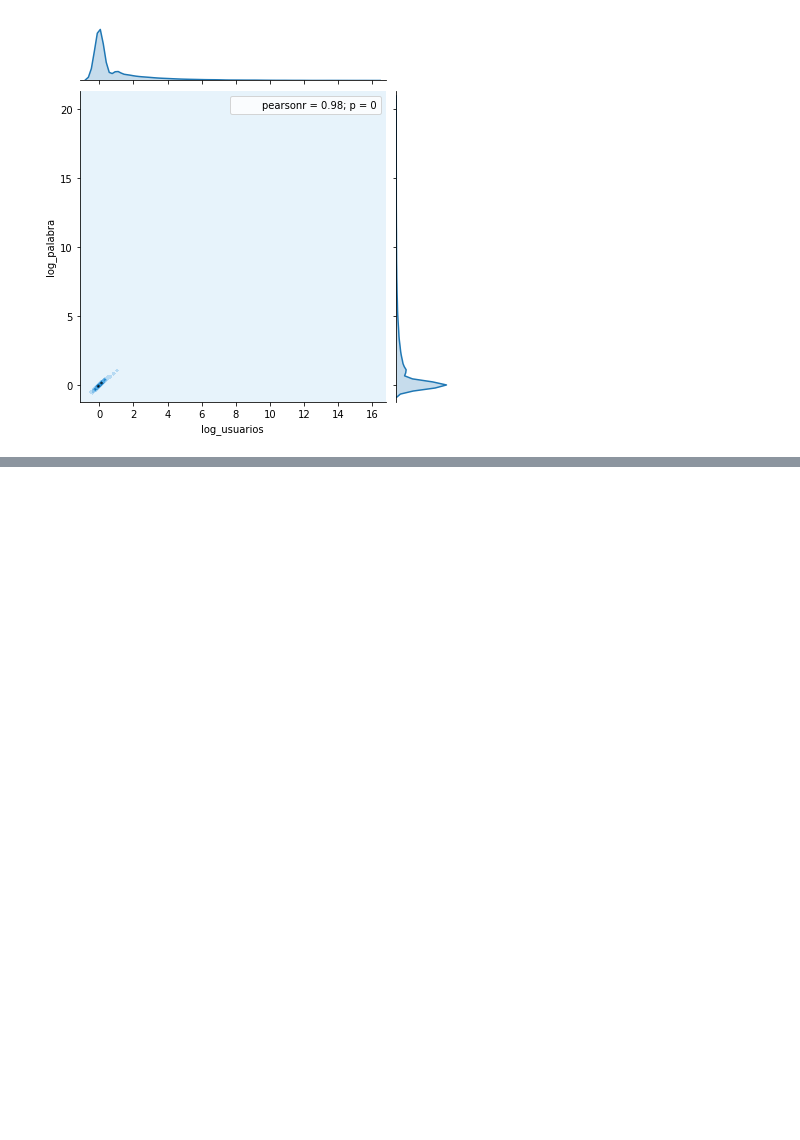
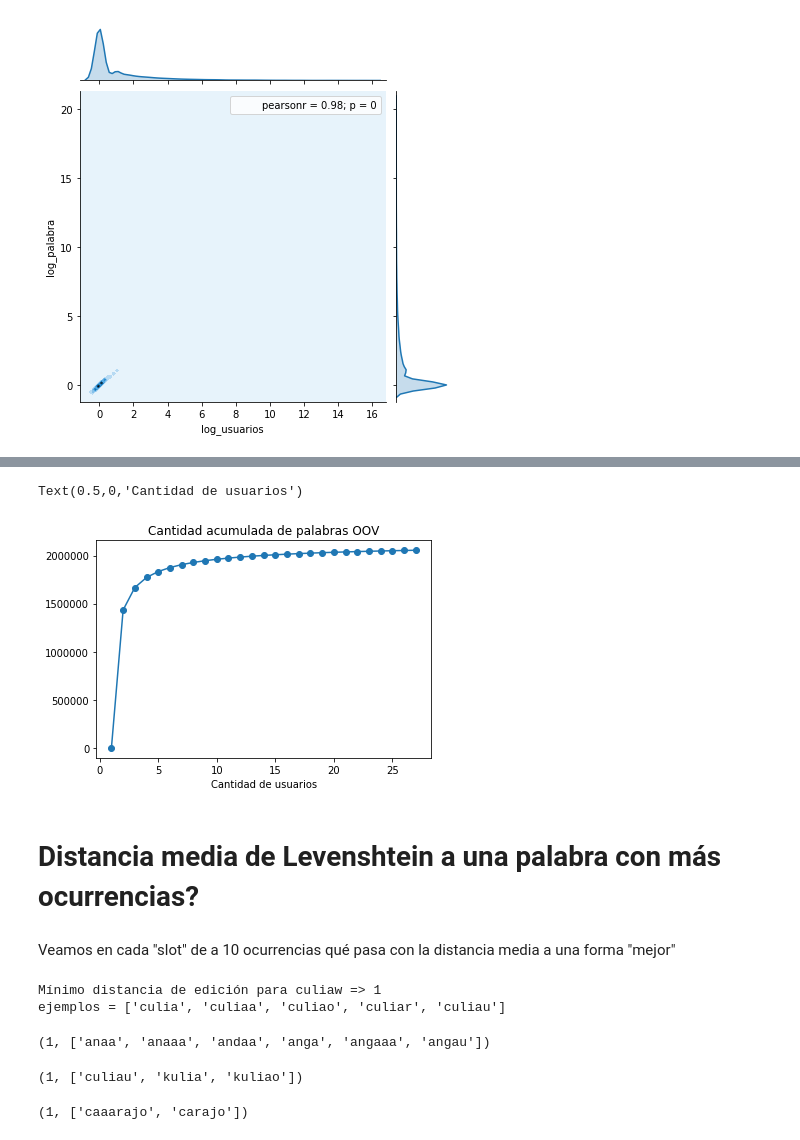
Before and after one commit to finiteautomata/contrastes, a Jupyter notebook: notebooks/constantes_de_filtrado.ipynb, the cells around one changed output, grey strips where cells are left out. Drawn from its saved outputs; the diff is of its cells as text; code cells hidden in the pictures; blank space fills up the shorter version.

Commit message:
Análisis de constantes usando Levenshtein.

```diff
--- a/notebooks/constantes_de_filtrado.ipynb
+++ b/notebooks/constantes_de_filtrado.ipynb
@@ -93,0 +144,49 @@ Name: cant_palabra, dtype: int64
+# %%
+import hunspell
+sc = hunspell.HunSpell("/usr/share/hunspell/es_AR.dic", "/usr/share/hunspell/es_AR.aff")
+vocabulary = set()
+accum = {}
+for i in range(1, 28):
+    palabras = df[df.cant_usuarios < i].index
+    cantidad = len(palabras)
+    buenas = 0
+
+    for w in palabras:
+        try:
+            if w in vocabulary or sc.spell(w):
+                vocabulary.add(w)
+                buenas+=1
+        except:
+            print(w)
+            print("Skipping")
+
+    accum[i] = cantidad - buenas
+# %%
+pd.Series(accum).plot(marker="o")
+
+plt.title("Cantidad acumulada de palabras OOV")
+plt.xlabel("Cantidad de usuarios")
+# %% [output]
+Text(0.5,0,'Cantidad de usuarios')
+[figure, added]
+# %% [markdown]
+# Distancia media de Levenshtein a una palabra con más ocurrencias?
+# %% [markdown]
+Veamos en cada "slot" de a 10 ocurrencias qué pasa con la distancia media a una forma "mejor"
+# %%
+from nltk.metrics import edit_distance
+
+palabra = "culiaw"
+occ = df.loc[palabra].cant_palabra
+
+palabras_otras = df[df.cant_palabra > occ].index
+
+
+min_dist = min(edit_distance(palabra, otra_palabra) for otra_palabra in palabras_otras)
+
+print("Mínimo distancia de edición para {} => {}".format(palabra, min_dist))
+ejemplos = [w for w in palabras_otras if edit_distance(w, palabra) == min_dist]
+print("ejemplos = {}".format(ejemplos))
+# %% [output]
+Mínimo distancia de edición para culiaw => 1
+ejemplos = ['culia', 'culiaa', 'culiao', 'culiar', 'culiau']
@@ -93,0 +218,12 @@ Name: cant_palabra, dtype: int64
+# %%
+more_common_form(df, "angaa")
+# %% [output]
+(1, ['anaa', 'anaaa', 'andaa', 'anga', 'angaaa', 'angau'])
+# %%
+more_common_form(df, "kuliau")
+# %% [output]
+(1, ['culiau', 'kulia', 'kuliao'])
+# %%
+more_common_form(df, "caarajo")
+# %% [output]
+(1, ['caaarajo', 'carajo'])
```
Also changed, not shown: parts of 8 cells of this notebook, 1 other file.
